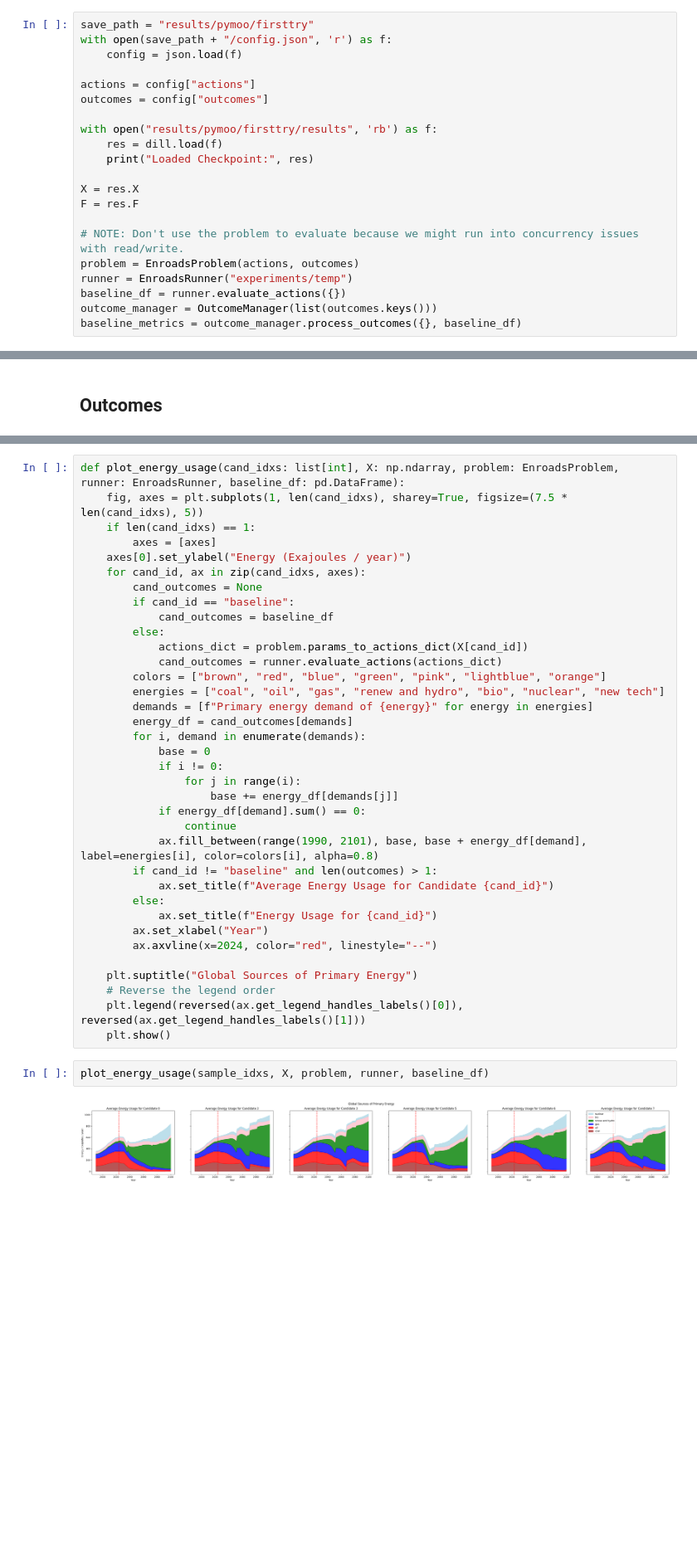
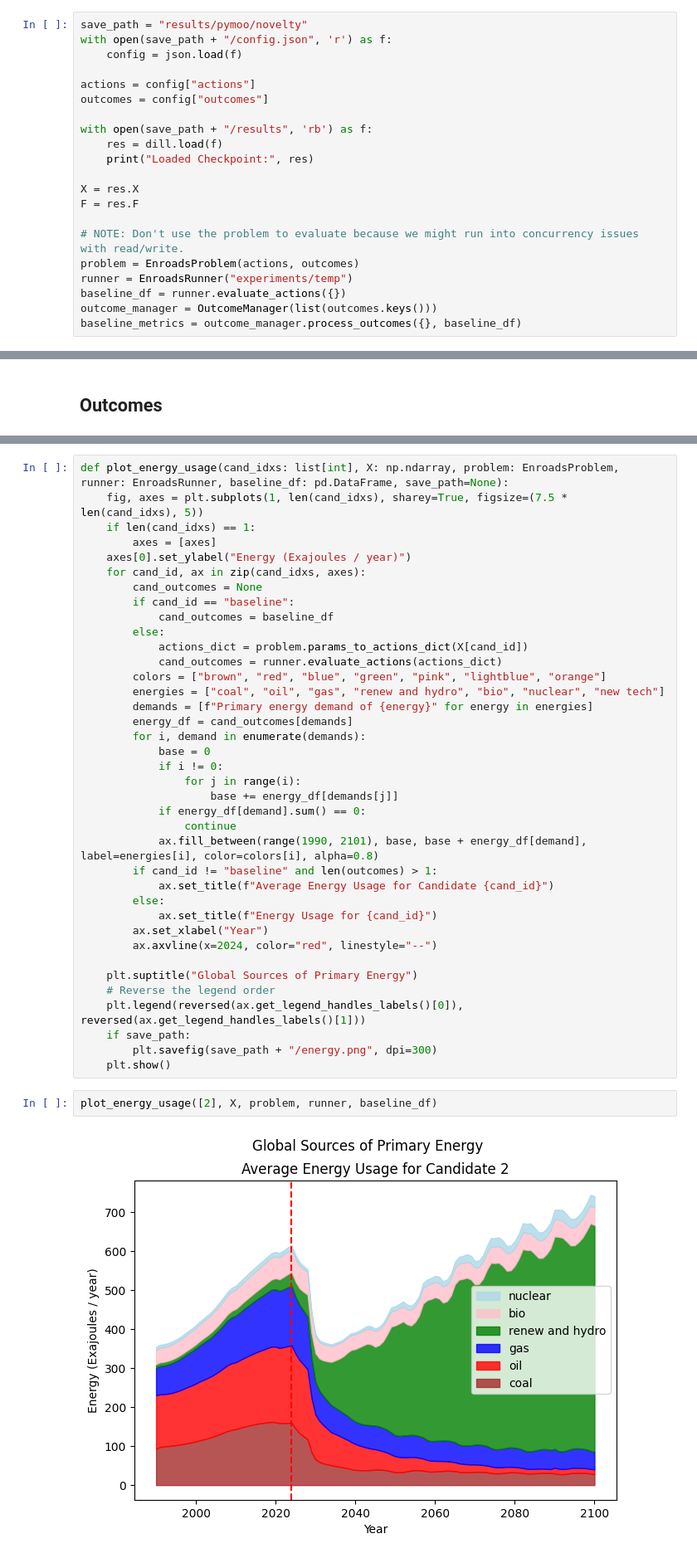
Before and after one commit to cognizant-ai-labs/en-roads-py, a Jupyter notebook: experiments/pymoo_analysis.ipynb, the cells around one changed output, grey strips where cells are left out. Shown at 83% size. Saved outputs shown, nothing was run; the diff lists cells and outputs as text; blank space fills up the shorter version.

Commit message:
Created novelty experiment, created context data, created nn problem

```diff
--- a/experiments/pymoo_analysis.ipynb
+++ b/experiments/pymoo_analysis.ipynb
@@ -15,14 +15,14 @@ from generate_url import actions_to_url
 # %% [markdown]
 ## Setup
 # %%
-save_path = "results/pymoo/firsttry"
+save_path = "results/pymoo/novelty"
 with open(save_path + "/config.json", 'r') as f:
     config = json.load(f)
 
 actions = config["actions"]
 outcomes = config["outcomes"]
 
-with open("results/pymoo/firsttry/results", 'rb') as f:
+with open(save_path + "/results", 'rb') as f:
     res = dill.load(f)
     print("Loaded Checkpoint:", res)
 
@@ -201,5 +260,5 @@ plot_outcome_over_time(plot_outcomes, sample_idxs, X, problem, runner, baseline_
 # %%
-def plot_energy_usage(cand_idxs: list[int], X: np.ndarray, problem: EnroadsProblem, runner: EnroadsRunner, baseline_df: pd.DataFrame):
+def plot_energy_usage(cand_idxs: list[int], X: np.ndarray, problem: EnroadsProblem, runner: EnroadsRunner, baseline_df: pd.DataFrame, save_path=None):
     fig, axes = plt.subplots(1, len(cand_idxs), sharey=True, figsize=(7.5 * len(cand_idxs), 5))
     if len(cand_idxs) == 1:
         axes = [axes]
@@ -233,11 +292,13 @@ def plot_energy_usage(cand_idxs: list[int], X: np.ndarray, problem: EnroadsProbl
     plt.suptitle("Global Sources of Primary Energy")
     # Reverse the legend order
     plt.legend(reversed(ax.get_legend_handles_labels()[0]), reversed(ax.get_legend_handles_labels()[1]))
+    if save_path:
+        plt.savefig(save_path + "/energy.png", dpi=300)
     plt.show()
 # %%
-plot_energy_usage(sample_idxs, X, problem, runner, baseline_df)
+plot_energy_usage([2], X, problem, runner, baseline_df)
 # %% [output]
-[figure, old version]
+[figure, new version]
 # %%
 def open_idx(cand_idx: int, X: np.ndarray, problem: EnroadsProblem):
     actions_dict = problem.params_to_actions_dict(X[cand_idx])
```
Also changed, not shown: parts of 10 cells of this notebook, 16 other files.
